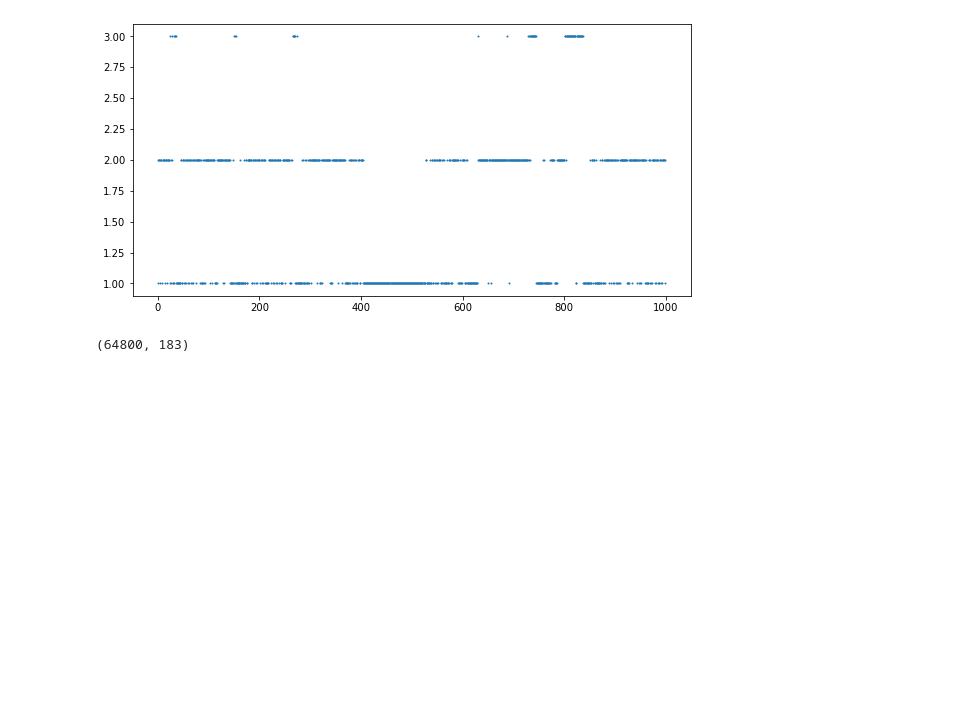
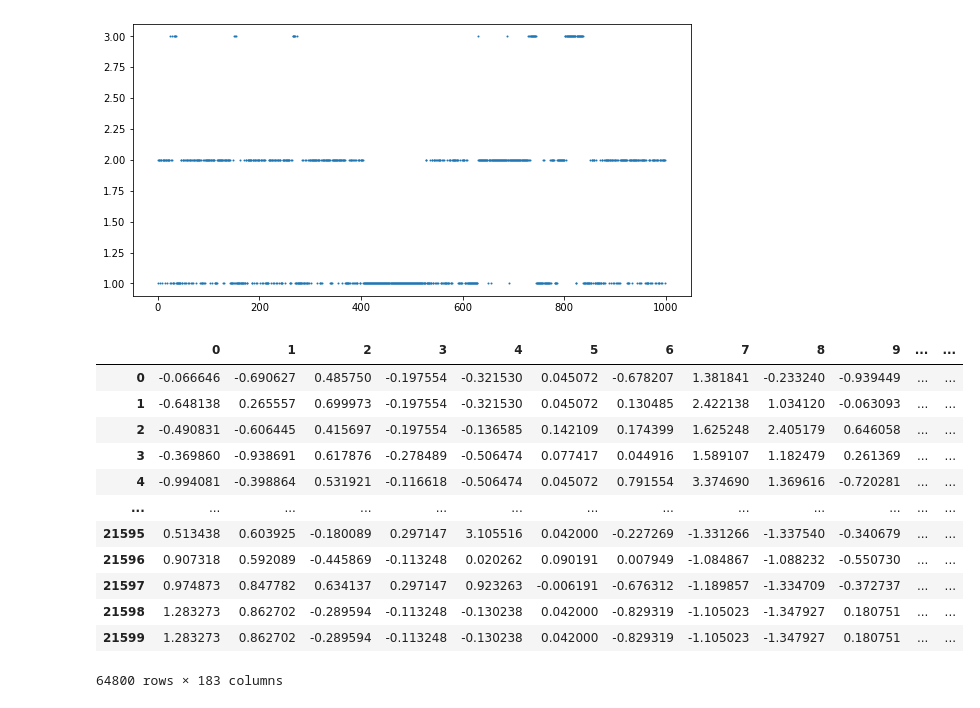
Before and after one commit to LukeAndrewSmith/AML, a Jupyter notebook: Task_4/Solution/Pipelines/5_LGB_with_Neighbour_Features.ipynb, the cells around one changed output. Saved outputs shown, nothing was run; the diff lists cells and outputs as text; code cells hidden in the pictures; blank space fills up the shorter version.

```diff
--- a/Task_4/Solution/Pipelines/5_LGB_with_Neighbour_Features.ipynb
+++ b/Task_4/Solution/Pipelines/5_LGB_with_Neighbour_Features.ipynb
@@ -43,0 +52,11 @@ X_test = feature_extraction.get_features(None, precomputed='test')
+# %%
+scaler = StandardScaler()
+df_1 = scaler.fit_transform(df_1)
+df_2 = scaler.fit_transform(df_2)
+df_3 = scaler.fit_transform(df_3)
+# %%
+df_1 = pd.DataFrame(df_1)
+df_2 = pd.DataFrame(df_2)
+df_3 = pd.DataFrame(df_3)
+# %%
+X = pd.concat([df_1, df_2, df_3])
@@ -198,6 +264,18 @@ plt.scatter(time, stages_pred2, s=1)
 <matplotlib.collections.PathCollection at 0x...>
 [figure]
 # %%
-X.shape
+X
 # %% [output]
+|  | 0 | 1 | 2 | 3 | 4 | 5 | 6 | 7 | 8 | 9 | ... | ... |
+| 0 | -0.066646 | -0.690627 | 0.485750 | -0.197554 | -0.321530 | 0.045072 | -0.678207 | 1.381841 | -0.233240 | -0.939449 | ... | ... |
+| 1 | -0.648138 | 0.265557 | 0.699973 | -0.197554 | -0.321530 | 0.045072 | 0.130485 | 2.422138 | 1.034120 | -0.063093 | ... | ... |
+| 2 | -0.490831 | -0.606445 | 0.415697 | -0.197554 | -0.136585 | 0.142109 | 0.174399 | 1.625248 | 2.405179 | 0.646058 | ... | ... |
+| 3 | -0.369860 | -0.938691 | 0.617876 | -0.278489 | -0.506474 | 0.077417 | 0.044916 | 1.589107 | 1.182479 | 0.261369 | ... | ... |
+| 4 | -0.994081 | -0.398864 | 0.531921 | -0.116618 | -0.506474 | 0.045072 | 0.791554 | 3.374690 | 1.369616 | -0.720281 | ... | ... |
+| ... | ... | ... | ... | ... | ... | ... | ... | ... | ... | ... | ... | ... |
+| 21595 | 0.513438 | 0.603925 | -0.180089 | 0.297147 | 3.105516 | 0.042000 | -0.227269 | -1.331266 | -1.337540 | -0.340679 | ... | ... |
+| 21596 | 0.907318 | 0.592089 | -0.445869 | -0.113248 | 0.020262 | 0.090191 | 0.007949 | -1.084867 | -1.088232 | -0.550730 | ... | ... |
+| 21597 | 0.974873 | 0.847782 | 0.634137 | 0.297147 | 0.923263 | -0.006191 | -0.676312 | -1.189857 | -1.334709 | -0.372737 | ... | ... |
+| 21598 | 1.283273 | 0.862702 | -0.289594 | -0.113248 | -0.130238 | 0.042000 | -0.829319 | -1.105023 | -1.347927 | 0.180751 | ... | ... |
+| 21599 | 1.283273 | 0.862702 | -0.289594 | -0.113248 | -0.130238 | 0.042000 | -0.829319 | -1.105023 | -1.347927 | 0.180751 | ... | ... |
-(64800, 183)
+64800 rows × 183 columns
```
Also changed, not shown: parts of 17 cells of this notebook.
